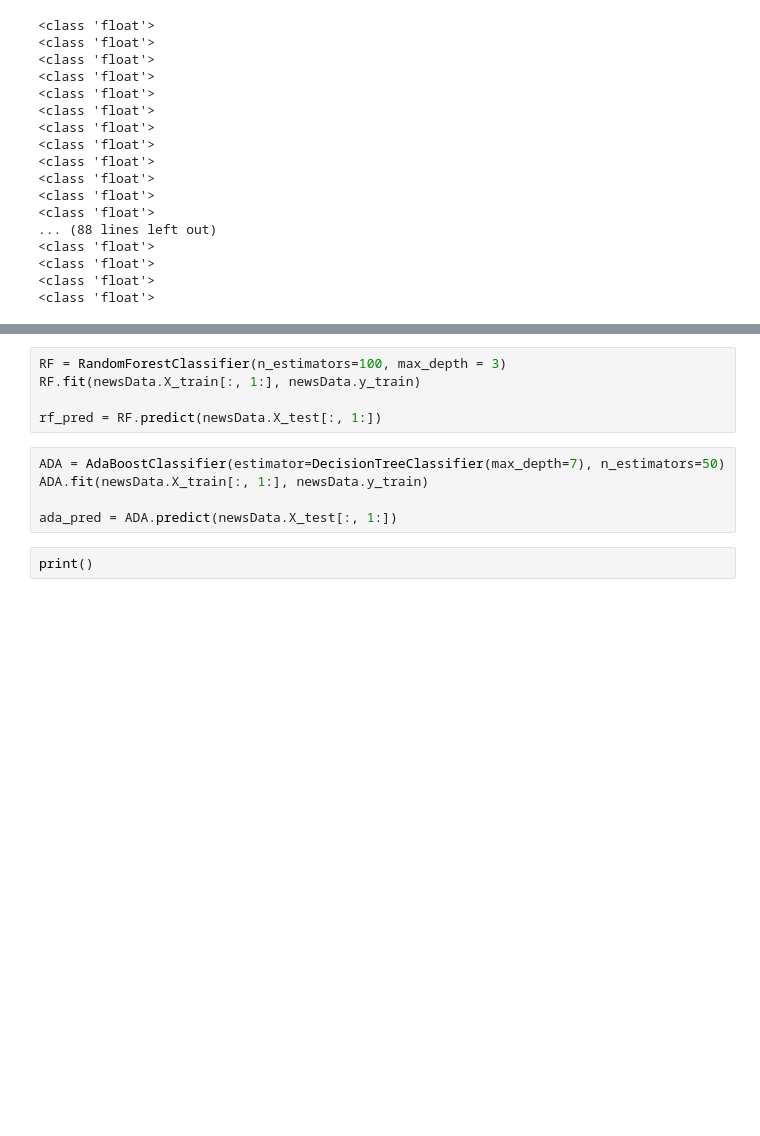
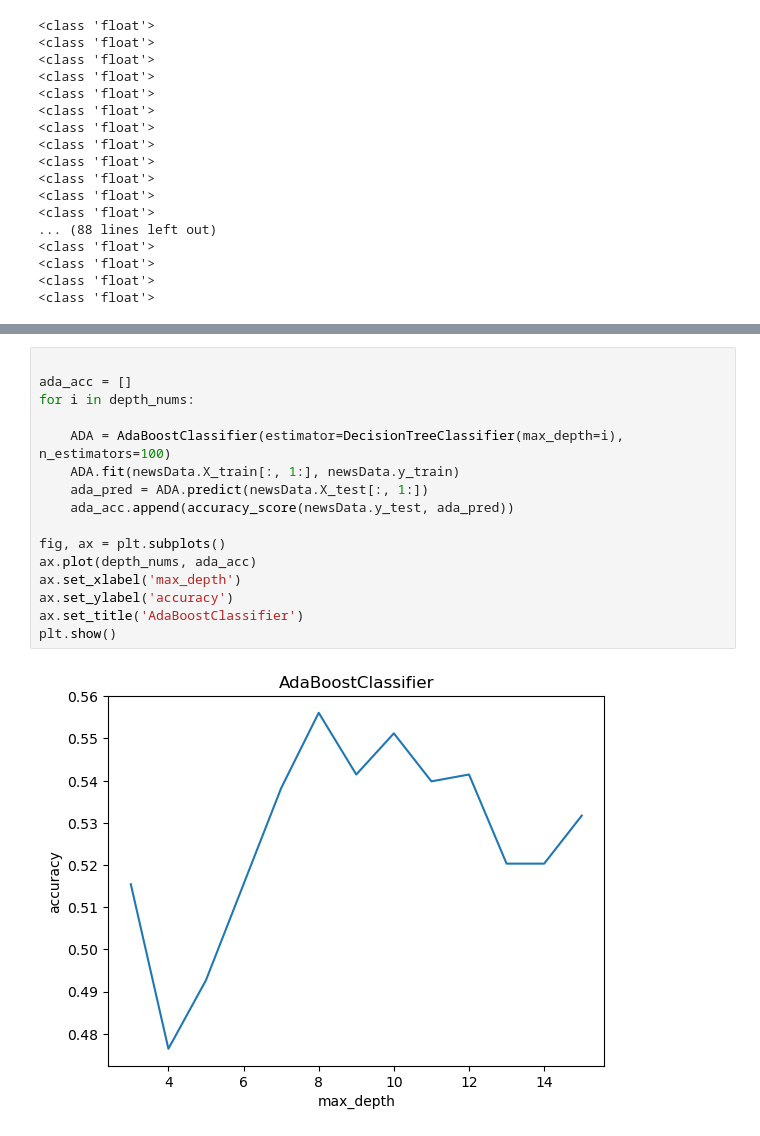
Before and after one commit to avacca1/Machine-Learning-Project, a Jupyter notebook: Project Notebook.ipynb, the cells around one changed output, grey strips where cells are left out. Drawn from its saved outputs; the diff is of its cells as text; blank space fills up the shorter version.

```diff
--- a/Project Notebook.ipynb
+++ b/Project Notebook.ipynb
@@ -303,12 +341,18 @@ dtc_pred = DTC.predict(newsData.X_test[:, 1:])
-# %%
-RF = RandomForestClassifier(n_estimators=100, max_depth = 3)
-RF.fit(newsData.X_train[:, 1:], newsData.y_train)
-
-rf_pred = RF.predict(newsData.X_test[:, 1:])
-# %%
-ADA = AdaBoostClassifier(estimator=DecisionTreeClassifier(max_depth=7), n_estimators=50)
-ADA.fit(newsData.X_train[:, 1:], newsData.y_train)
-
-ada_pred = ADA.predict(newsData.X_test[:, 1:])
-# %%
-print()
+# %%
+
+ada_acc = []
+for i in depth_nums:
+
+    ADA = AdaBoostClassifier(estimator=DecisionTreeClassifier(max_depth=i), n_estimators=100)
+    ADA.fit(newsData.X_train[:, 1:], newsData.y_train)
+    ada_pred = ADA.predict(newsData.X_test[:, 1:])
+    ada_acc.append(accuracy_score(newsData.y_test, ada_pred))
+
+fig, ax = plt.subplots()
+ax.plot(depth_nums, ada_acc)
+ax.set_xlabel('max_depth')
+ax.set_ylabel('accuracy')
+ax.set_title('AdaBoostClassifier')
+plt.show()
+# %% [output]
+[figure, added]
```
Also changed, not shown: parts of 8 cells of this notebook.
